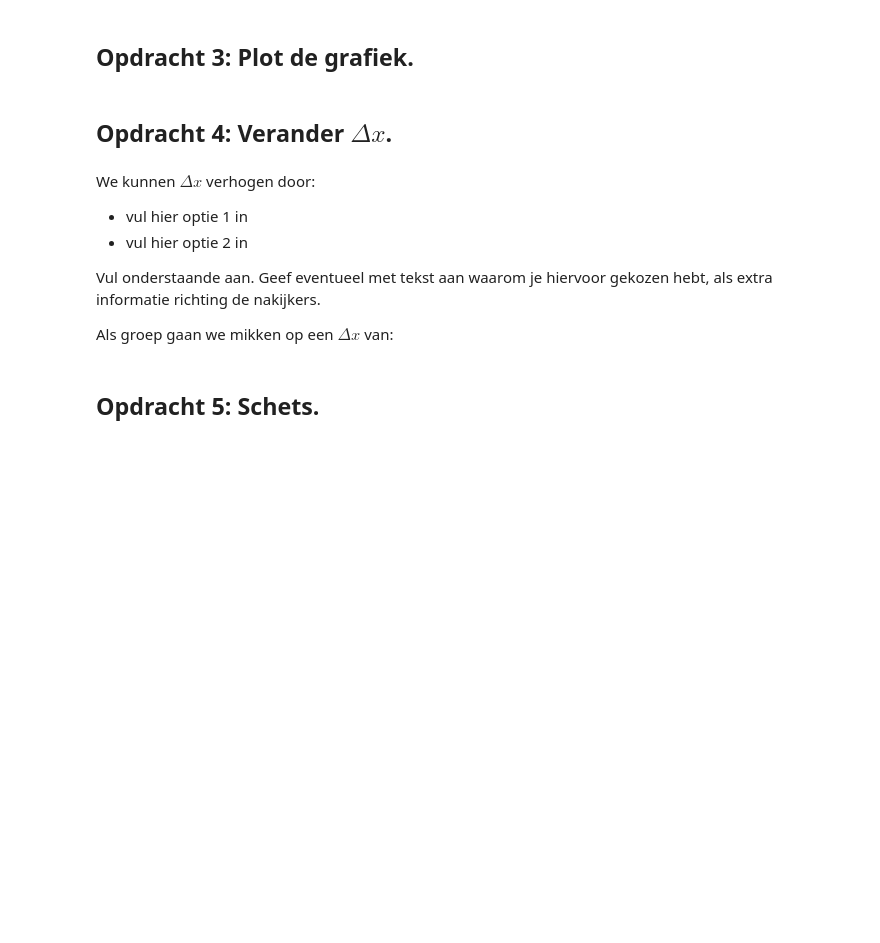
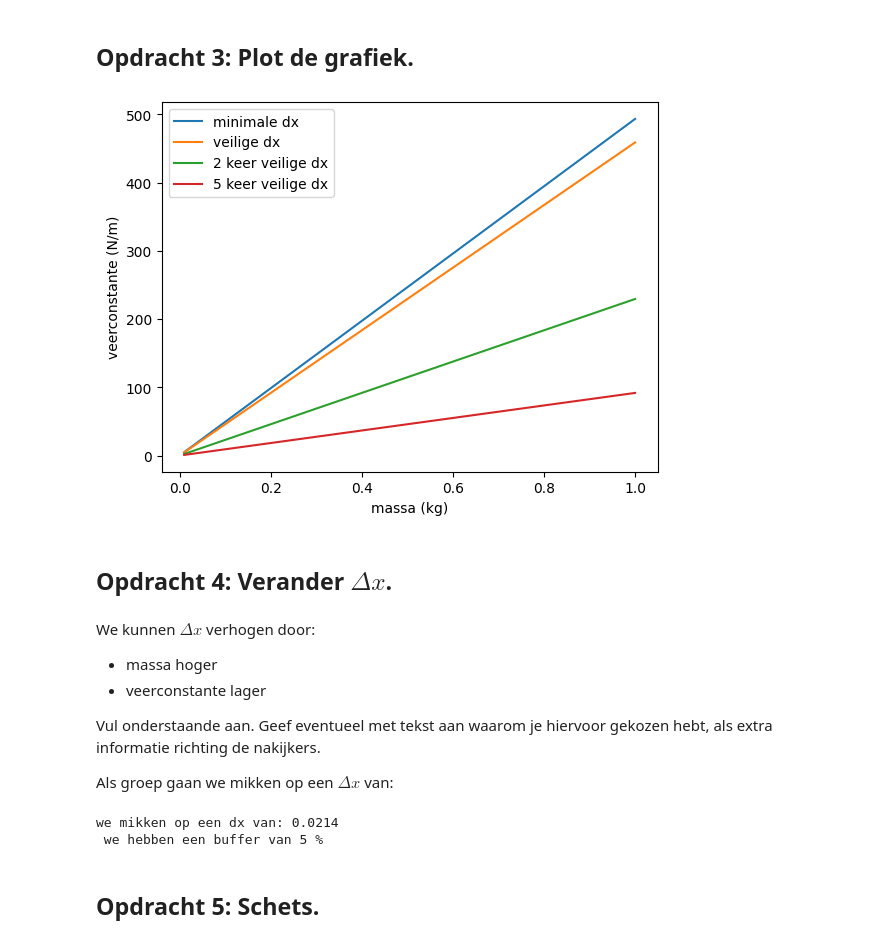
Before and after one commit to Spaantje5/opdrachten-DEF-D, a Jupyter notebook: FysiekeOntwerpopdrachten/5MaakEenOpstellingTrillingsvrij/Ontwerpopdracht5MaakEenOpstellingTrillingsvrijInvulTemplate.ipynb, the cells around one changed output. Cells and saved outputs as stored; diff of their text form; code cells hidden in the pictures; blank space fills up the shorter version.

```diff
--- a/FysiekeOntwerpopdrachten/5MaakEenOpstellingTrillingsvrij/Ontwerpopdracht5MaakEenOpstellingTrillingsvrijInvulTemplate.ipynb
+++ b/FysiekeOntwerpopdrachten/5MaakEenOpstellingTrillingsvrij/Ontwerpopdracht5MaakEenOpstellingTrillingsvrijInvulTemplate.ipynb
@@ -55,17 +100,38 @@ Vul onderstaande tabel in:
 # %%
 # Voeg hier je plot in. Lees goed de opdracht wat er in de grafiek moet staan!
 # Het is ook handig om je grafiek op te slaan, doe dat door met plt.savefig().
+
+def C(m, deltax):
+    return m*g/deltax
+
+m = np.linspace(0.01, 1, 1000)
+plt.figure()
+plt.plot(m, C(m, dx), label = "minimale dx")
+plt.plot(m, C(m, dx2), label = "veilige dx")
+plt.plot(m, C(m, 2*dx2), label = "2 keer veilige dx")
+plt.plot(m, C(m, 5*dx2), label = "5 keer veilige dx")
+plt.xlabel("massa (kg)")
+plt.ylabel("veerconstante (N/m)")
+plt.legend()
+plt.show()
+# %% [output]
+[figure, added]
 # %% [markdown]
 ## Opdracht 4: Verander $\Delta x$.
 # %% [markdown]
 We kunnen $\Delta x$ verhogen door:
 
-- vul hier optie 1 in
-- vul hier optie 2 in
+- massa hoger
+- veerconstante lager
 
 Vul onderstaande aan. Geef eventueel met tekst aan waarom je hiervoor gekozen hebt, als extra informatie richting de nakijkers.
 
 Als groep gaan we mikken op een $\Delta x$ van:
+# %%
+print(f"we mikken op een dx van: {dx2:.4f} \n we hebben een buffer van {buffer:.0f} %")
+# %% [output]
+we mikken op een dx van: 0.0214
+ we hebben een buffer van 5 %
 # %% [markdown]
 ## Opdracht 5: Schets.
 # %% [markdown]
```
Also changed, not shown: parts of 3 cells of this notebook.
